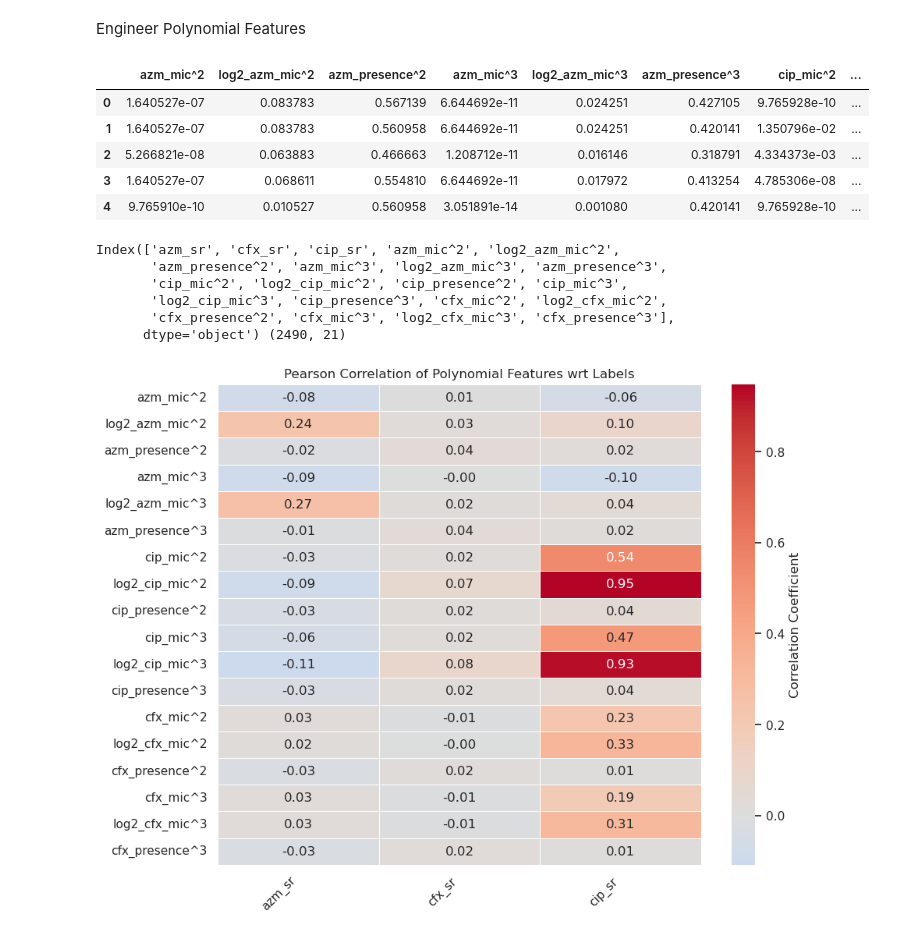
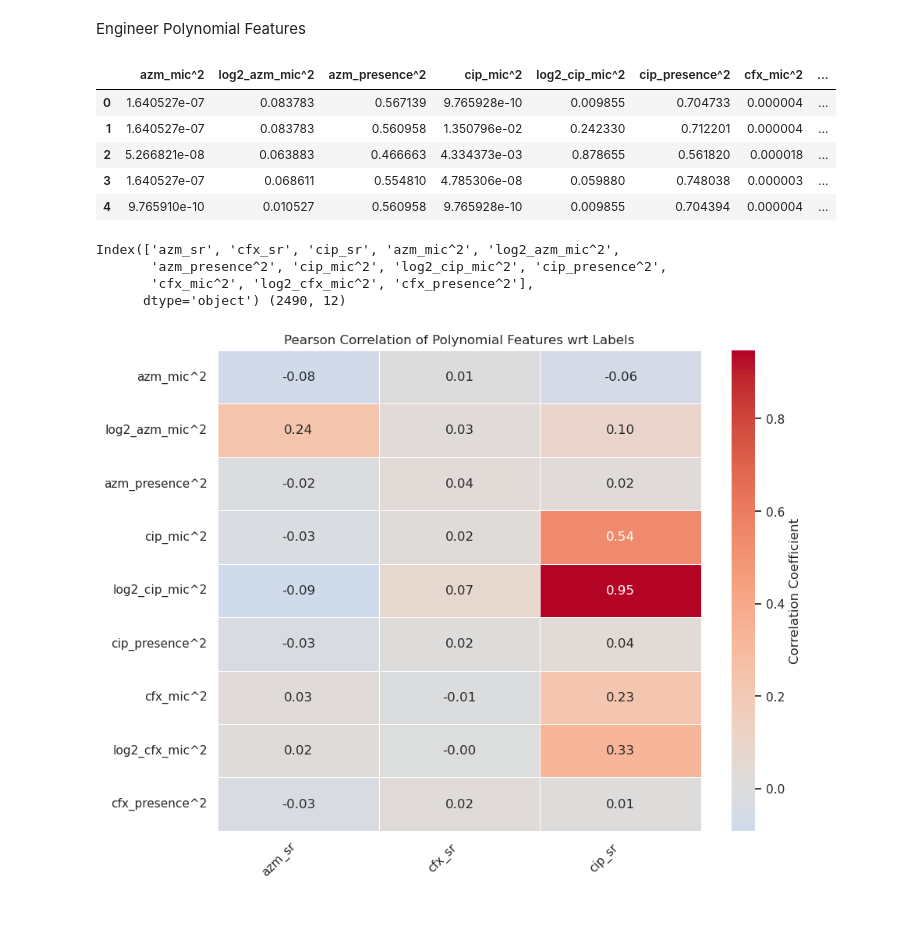
Before and after one commit to VX59/4-587-project-p1, a Jupyter notebook: src/eda.ipynb, the cells around one changed output. Drawn from its saved outputs; the diff is of its cells as text; code cells hidden in the pictures.

```diff
--- a/src/eda.ipynb
+++ b/src/eda.ipynb
@@ -753,41 +753,41 @@ mX_cfx = train_inputs[['cfx_mic','log2_cfx_mic']]
 mX_azm_reset = mX_azm.reset_index(drop=True)
 mX_cip_reset = mX_cip.reset_index(drop=True)
 mX_cfx_reset = mX_cfx.reset_index(drop=True)
 
 
 uX_azm = unitig_features['azm_presence']
 uX_cip = unitig_features['cip_presence']
 uX_cfx = unitig_features['cfx_presence']
 
 uX_azm_reset = uX_azm.reset_index(drop=True)
 uX_cip_reset = uX_cip.reset_index(drop=True)
 uX_cfx_reset = uX_cfx.reset_index(drop=True)
 
 
 X_azm = pd.concat([mX_azm_reset, uX_azm_reset], axis=1)
 X_cip = pd.concat([mX_cip_reset, uX_cip_reset], axis=1)
 X_cfx = pd.concat([mX_cfx_reset, uX_cfx_reset], axis=1)
 
-def create_polynomial_features(df, degree=3):
+def create_polynomial_features(df, degree=2):
     poly_df = pd.DataFrame()
-    for d in range(2, degree + 1):
+    for d in range(2, degree+1):
         for col in df.columns:
             poly_df[f"{col}^{d}"] = df[col] ** d
     return poly_df
 
 X_azm_poly = create_polynomial_features(X_azm)
 X_cip_poly = create_polynomial_features(X_cip)
 X_cfx_poly = create_polynomial_features(X_cfx)
 
 poly_features = pd.concat([X_azm_poly, X_cip_poly, X_cfx_poly], axis=1).astype(float)
 poly_features.head()
 # %% [output]
-|  | azm_mic^2 | log2_azm_mic^2 | azm_presence^2 | azm_mic^3 | log2_azm_mic^3 | azm_presence^3 | cip_mic^2 | ... |
-| 0 | 1.640527e-07 | 0.083783 | 0.567139 | 6.644692e-11 | 0.024251 | 0.427105 | 9.765928e-10 | ... |
-| 1 | 1.640527e-07 | 0.083783 | 0.560958 | 6.644692e-11 | 0.024251 | 0.420141 | 1.350796e-02 | ... |
-| 2 | 5.266821e-08 | 0.063883 | 0.466663 | 1.208712e-11 | 0.016146 | 0.318791 | 4.334373e-03 | ... |
-| 3 | 1.640527e-07 | 0.068611 | 0.554810 | 6.644692e-11 | 0.017972 | 0.413254 | 4.785306e-08 | ... |
-| 4 | 9.765910e-10 | 0.010527 | 0.560958 | 3.051891e-14 | 0.001080 | 0.420141 | 9.765928e-10 | ... |
+|  | azm_mic^2 | log2_azm_mic^2 | azm_presence^2 | cip_mic^2 | log2_cip_mic^2 | cip_presence^2 | cfx_mic^2 | ... |
+| 0 | 1.640527e-07 | 0.083783 | 0.567139 | 9.765928e-10 | 0.009855 | 0.704733 | 0.000004 | ... |
+| 1 | 1.640527e-07 | 0.083783 | 0.560958 | 1.350796e-02 | 0.242330 | 0.712201 | 0.000004 | ... |
+| 2 | 5.266821e-08 | 0.063883 | 0.466663 | 4.334373e-03 | 0.878655 | 0.561820 | 0.000018 | ... |
+| 3 | 1.640527e-07 | 0.068611 | 0.554810 | 4.785306e-08 | 0.059880 | 0.748038 | 0.000003 | ... |
+| 4 | 9.765910e-10 | 0.010527 | 0.560958 | 9.765928e-10 | 0.009855 | 0.704394 | 0.000004 | ... |
 # %%
 label_columns = ['azm_sr', 'cfx_sr', 'cip_sr'] #Separated labels from numerical columns
 
@@ -815,12 +815,10 @@ plt.xticks(rotation=45, ha='right') #Qol
 plt.show()
 # %% [output]
 Index(['azm_sr', 'cfx_sr', 'cip_sr', 'azm_mic^2', 'log2_azm_mic^2',
-       'azm_presence^2', 'azm_mic^3', 'log2_azm_mic^3', 'azm_presence^3',
-       'cip_mic^2', 'log2_cip_mic^2', 'cip_presence^2', 'cip_mic^3',
-       'log2_cip_mic^3', 'cip_presence^3', 'cfx_mic^2', 'log2_cfx_mic^2',
-       'cfx_presence^2', 'cfx_mic^3', 'log2_cfx_mic^3', 'cfx_presence^3'],
-      dtype='object') (2490, 21)
+       'azm_presence^2', 'cip_mic^2', 'log2_cip_mic^2', 'cip_presence^2',
+       'cfx_mic^2', 'log2_cfx_mic^2', 'cfx_presence^2'],
+      dtype='object') (2490, 12)
-[figure, old version]
+[figure, new version]
 # %%
 impact_threshold = 0.05
 feature_impact = {}
```
Also changed, not shown: parts of 1 cell of this notebook.
